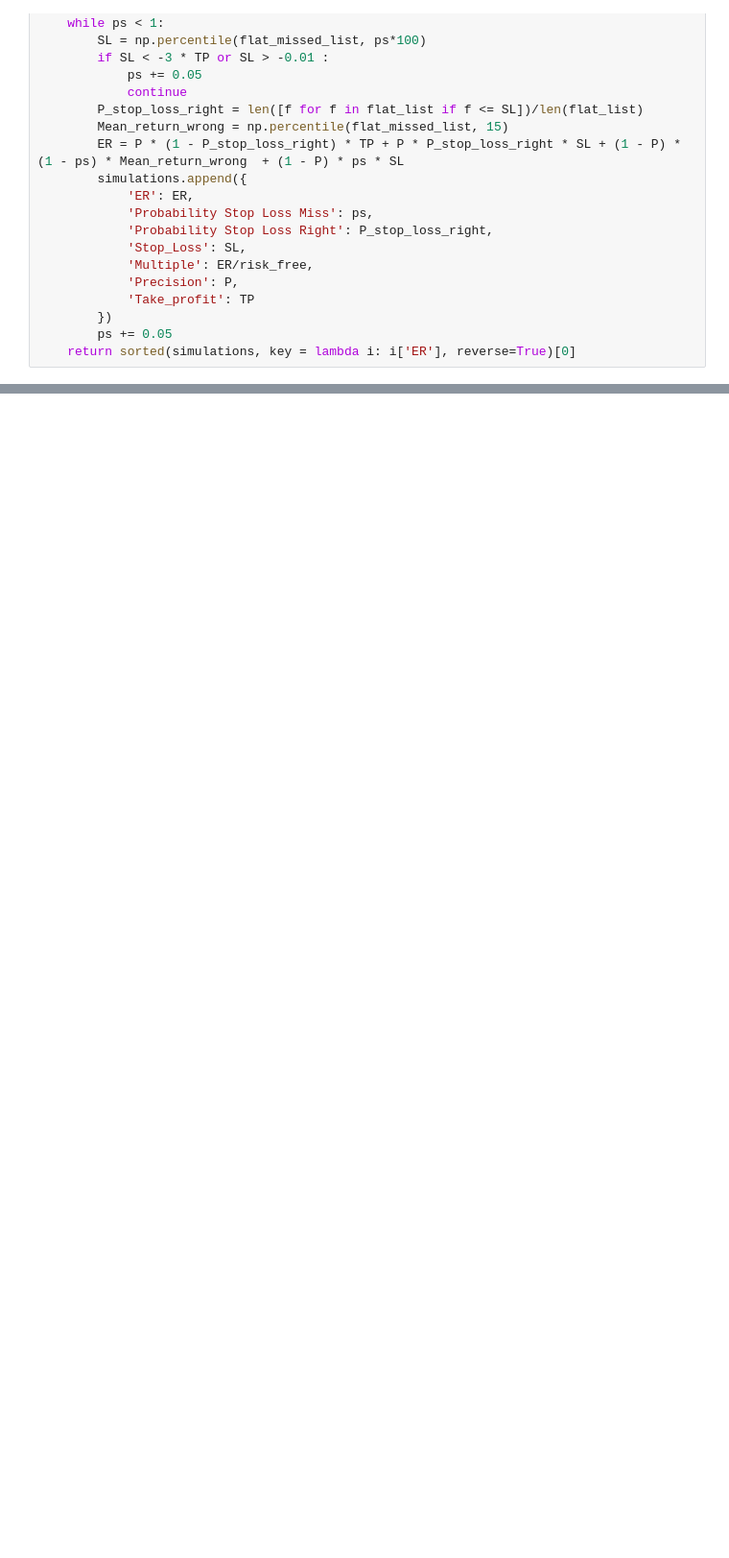
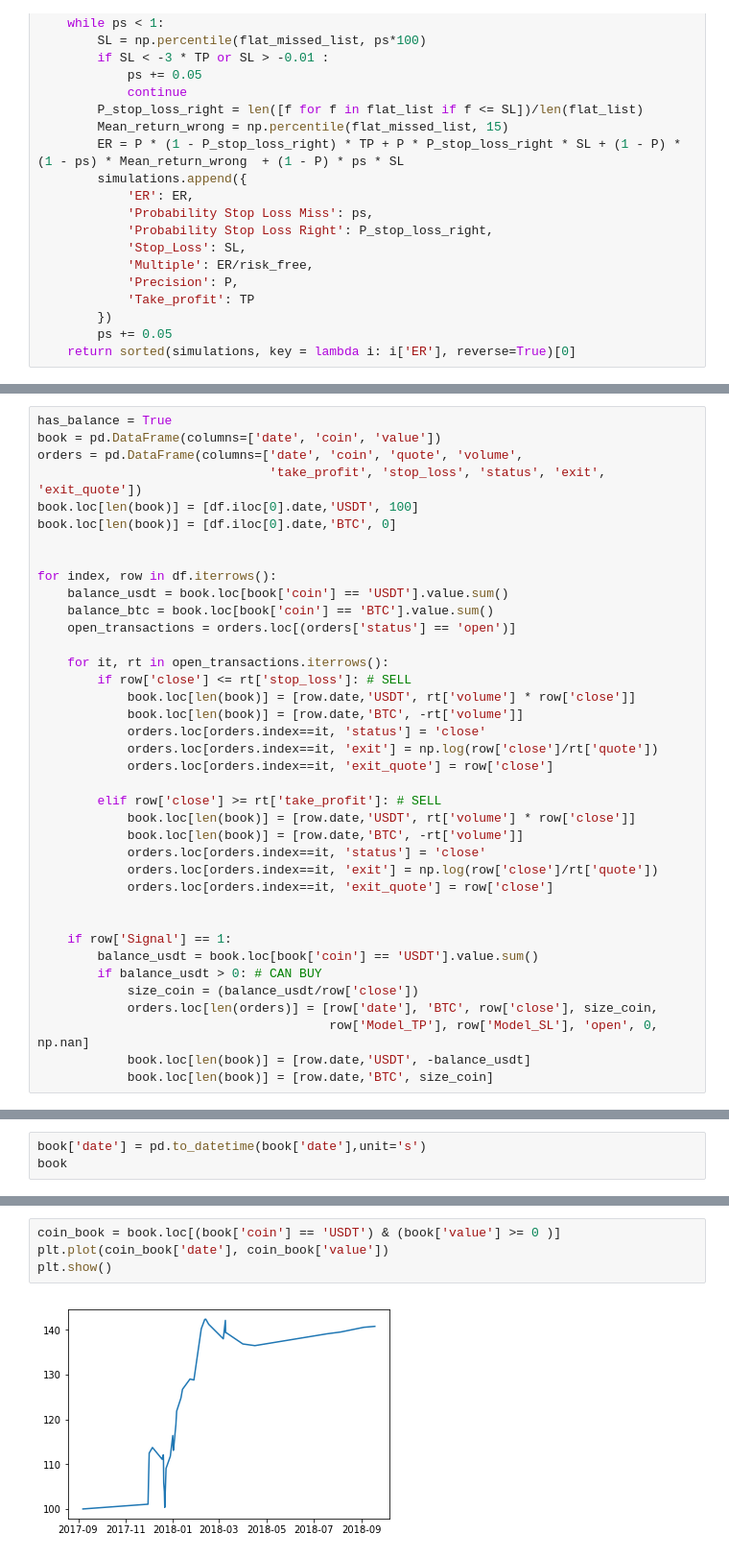
Before and after one commit to eduardocurado/prod_inv, a Jupyter notebook: notebooks/Back Test Models.ipynb, the cells around one changed output, grey strips where cells are left out. Shown at 96% size. Saved outputs shown, nothing was run; the diff lists cells and outputs as text; blank space fills up the shorter version.

Commit message:
model valuation

```diff
--- a/notebooks/Back Test Models.ipynb
+++ b/notebooks/Back Test Models.ipynb
@@ -244,0 +207,38 @@ plt.show()
+# %%
+has_balance = True
+book = pd.DataFrame(columns=['date', 'coin', 'value'])
+orders = pd.DataFrame(columns=['date', 'coin', 'quote', 'volume',
+                               'take_profit', 'stop_loss', 'status', 'exit', 'exit_quote'])
+book.loc[len(book)] = [df.iloc[0].date,'USDT', 100]
+book.loc[len(book)] = [df.iloc[0].date,'BTC', 0]
+
+
+for index, row in df.iterrows():
+    balance_usdt = book.loc[book['coin'] == 'USDT'].value.sum()
+    balance_btc = book.loc[book['coin'] == 'BTC'].value.sum()
+    open_transactions = orders.loc[(orders['status'] == 'open')]
+
+    for it, rt in open_transactions.iterrows():
+        if row['close'] <= rt['stop_loss']: # SELL
+            book.loc[len(book)] = [row.date,'USDT', rt['volume'] * row['close']]
+            book.loc[len(book)] = [row.date,'BTC', -rt['volume']]
+            orders.loc[orders.index==it, 'status'] = 'close'
+            orders.loc[orders.index==it, 'exit'] = np.log(row['close']/rt['quote'])
+            orders.loc[orders.index==it, 'exit_quote'] = row['close']
+
+        elif row['close'] >= rt['take_profit']: # SELL
+            book.loc[len(book)] = [row.date,'USDT', rt['volume'] * row['close']]
+            book.loc[len(book)] = [row.date,'BTC', -rt['volume']]
+            orders.loc[orders.index==it, 'status'] = 'close'
+            orders.loc[orders.index==it, 'exit'] = np.log(row['close']/rt['quote'])
+            orders.loc[orders.index==it, 'exit_quote'] = row['close']
+
+
+    if row['Signal'] == 1:
+        balance_usdt = book.loc[book['coin'] == 'USDT'].value.sum()
+        if balance_usdt > 0: # CAN BUY
+            size_coin = (balance_usdt/row['close'])
+            orders.loc[len(orders)] = [row['date'], 'BTC', row['close'], size_coin,
+                                       row['Model_TP'], row['Model_SL'], 'open', 0, np.nan]
+            book.loc[len(book)] = [row.date,'USDT', -balance_usdt]
+            book.loc[len(book)] = [row.date,'BTC', size_coin]
@@ -244,0 +273,3 @@ plt.show()
+# %%
+book['date'] = pd.to_datetime(book['date'],unit='s')
+book
@@ -244,0 +295,6 @@ plt.show()
+# %%
+coin_book = book.loc[(book['coin'] == 'USDT') & (book['value'] >= 0 )]
+plt.plot(coin_book['date'], coin_book['value'])
+plt.show()
+# %% [output]
+[figure, added]
```
Also changed, not shown: parts of 10 cells of this notebook, 1 other file.
